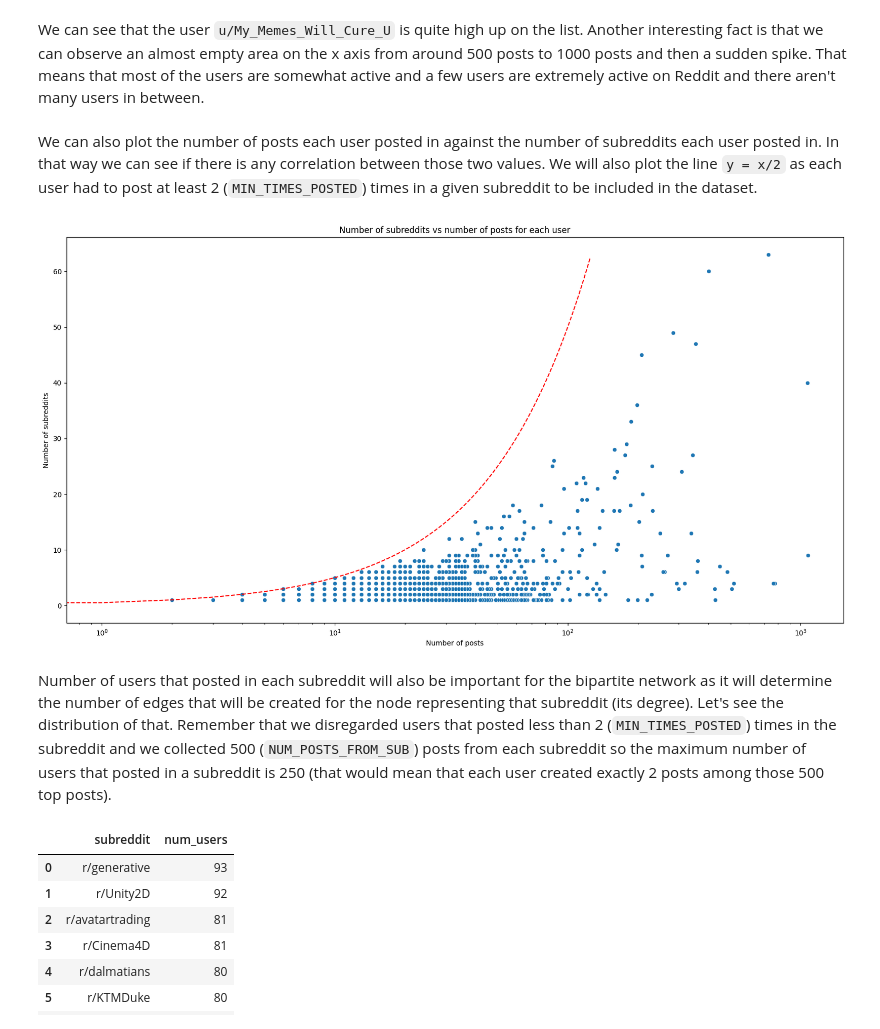
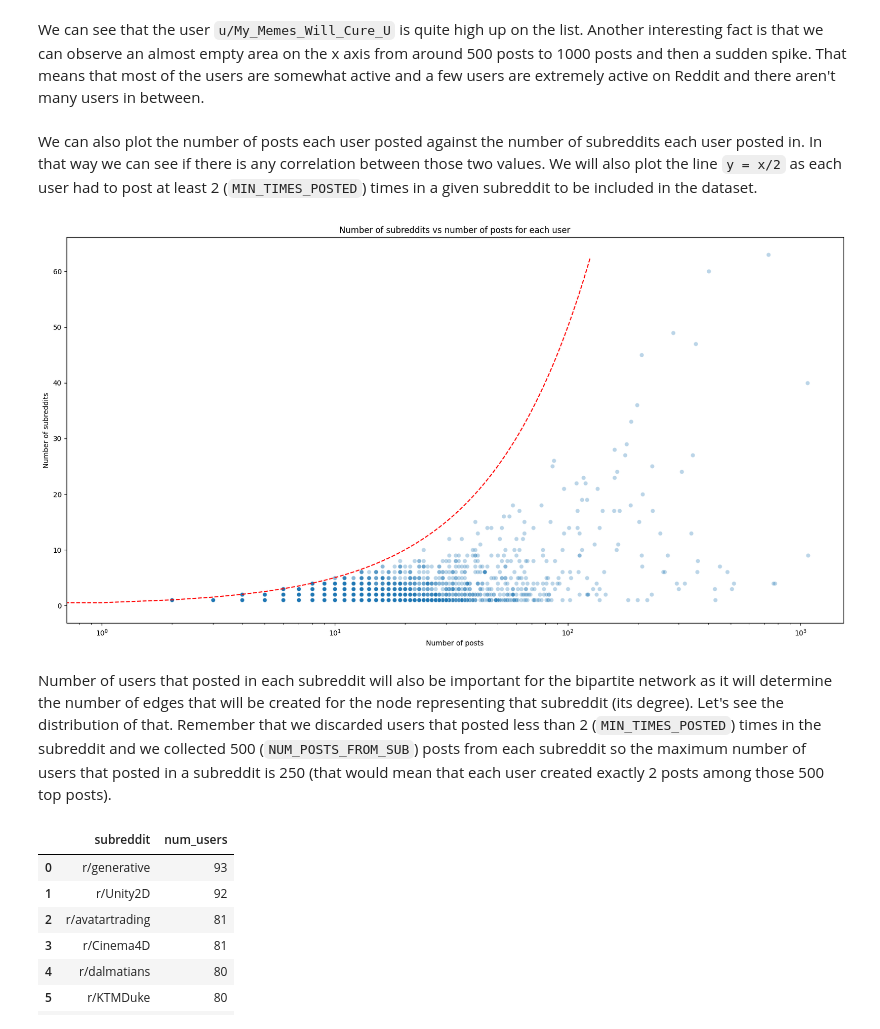
Before and after one commit to steciuk/SNA-reddit-bipartite-analysis, a Jupyter notebook: project.ipynb, the cells around one changed output. Cells and saved outputs as stored; diff of their text form; code cells hidden in the pictures.

```diff
--- a/project.ipynb
+++ b/project.ipynb
@@ -364,27 +365,27 @@ plt.show()
 # %% [markdown]
 We can see that the user `u/My_Memes_Will_Cure_U` is quite high up on the list. Another interesting fact is that we can observe an almost empty area on the x axis from around 500 posts to 1000 posts and then a sudden spike. That means that most of the users are somewhat active and a few users are extremely active on Reddit and there aren't many users in between.
 # %% [markdown]
-We can also plot the number of posts each user posted in against the number of subreddits each user posted in. In that way we can see if there is any correlation between those two values. We will also plot the line `y = x/2` as each user had to post at least 2 (`MIN_TIMES_POSTED`) times in a given subreddit to be included in the dataset.
+We can also plot the number of posts each user posted against the number of subreddits each user posted in. In that way we can see if there is any correlation between those two values. We will also plot the line `y = x/2` as each user had to post at least 2 (`MIN_TIMES_POSTED`) times in a given subreddit to be included in the dataset.
 # %%
 # Plot the number of posts of each user against the number of subreddits they posted in
 num_posts_and_subs_per_user = num_posts_per_user.merge(num_subs_per_user, on="author")
 
 plt.figure(figsize=(20, 10))
-sns.scatterplot(data=num_posts_and_subs_per_user, x="num_posts", y="num_subs")
+sns.scatterplot(data=num_posts_and_subs_per_user, x="num_posts", y="num_subs", alpha=0.3)
 plt.xscale("log")
 plt.title("Number of subreddits vs number of posts for each user")
 plt.xlabel("Number of posts")
 plt.ylabel("Number of subreddits")
 
 # Plot y = 2x
 x = [i for i in range(num_subs_per_user["num_subs"].max() * 2)]
 plt.plot(x, [i/2 for i in x], color="red", linestyle="--")
 
 plt.show()
 # %% [output]
-[figure, old version]
+[figure, new version]
 # %% [markdown]
-Number of users that posted in each subreddit will also be important for the bipartite network as it will determine the number of edges that will be created for the node representing that subreddit (its degree). Let's see the distribution of that. Remember that we disregarded users that posted less than 2 (`MIN_TIMES_POSTED`) times in the subreddit and we collected 500 (`NUM_POSTS_FROM_SUB`) posts from each subreddit so the maximum number of users that posted in a subreddit is 250 (that would mean that each user created exactly 2 posts among those 500 top posts).
+Number of users that posted in each subreddit will also be important for the bipartite network as it will determine the number of edges that will be created for the node representing that subreddit (its degree). Let's see the distribution of that. Remember that we discarded users that posted less than 2 (`MIN_TIMES_POSTED`) times in the subreddit and we collected 500 (`NUM_POSTS_FROM_SUB`) posts from each subreddit so the maximum number of users that posted in a subreddit is 250 (that would mean that each user created exactly 2 posts among those 500 top posts).
 # %%
 num_users_per_sub = posts_df.groupby(["subreddit", "author"]).size().groupby("subreddit").size().sort_values(ascending=False).reset_index(name="num_users")
 display(num_users_per_sub.head(10))
```
Also changed, not shown: parts of 20 cells of this notebook.
